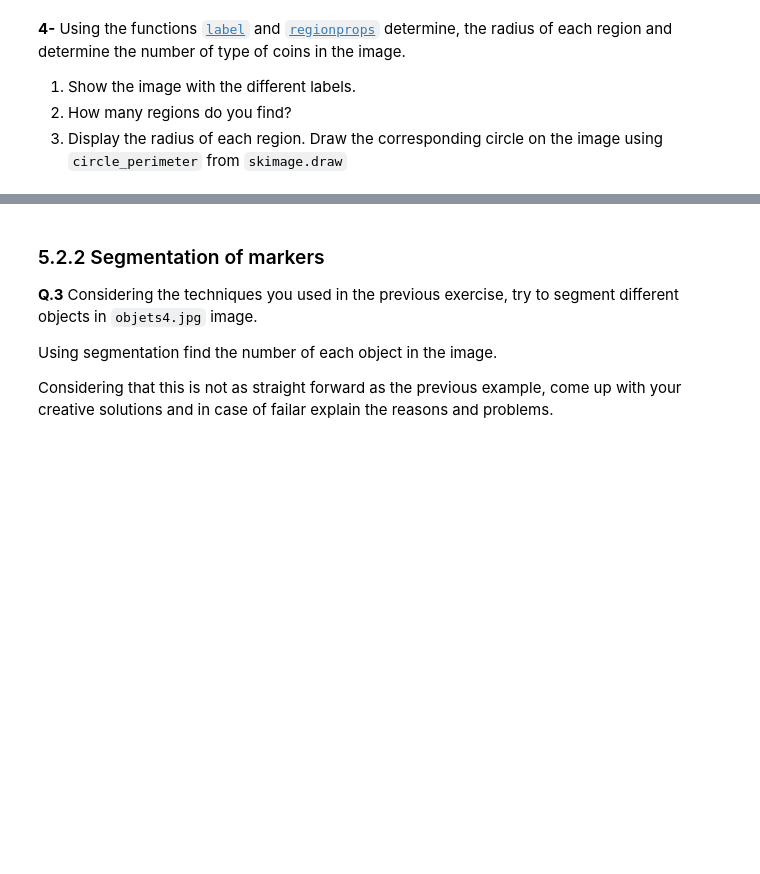
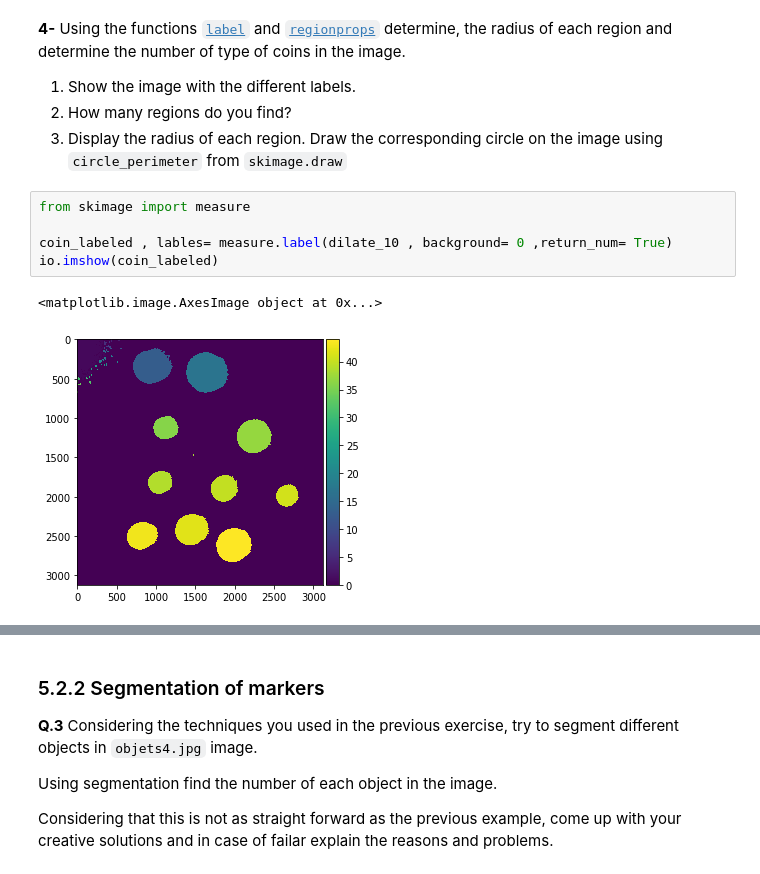
Before and after one commit to cefisalam/B31XB-IIP-TP-1718, a Jupyter notebook: 5-morpho-segmentation/5-morpho-segmentation.ipynb, the cells around one changed output, grey strips where cells are left out. Saved outputs shown, nothing was run; the diff lists cells and outputs as text; blank space fills up the shorter version.

```diff
--- a/5-morpho-segmentation/5-morpho-segmentation.ipynb
+++ b/5-morpho-segmentation/5-morpho-segmentation.ipynb
@@ -169,3 +162,11 @@ io.imshow(dilate_10),plt.title('Dilated Image')
 1. Show the image with the different labels.
 1. How many regions do you find?
 1. Display the radius of each region. Draw the corresponding circle on the image using `circle_perimeter` from `skimage.draw`
+# %%
+from skimage import measure
+
+coin_labeled , lables= measure.label(dilate_10 , background= 0 ,return_num= True)
+io.imshow(coin_labeled)
+# %% [output]
+<matplotlib.image.AxesImage object at 0x...>
+[figure, added]
```
Also changed, not shown: parts of 16 cells of this notebook.
